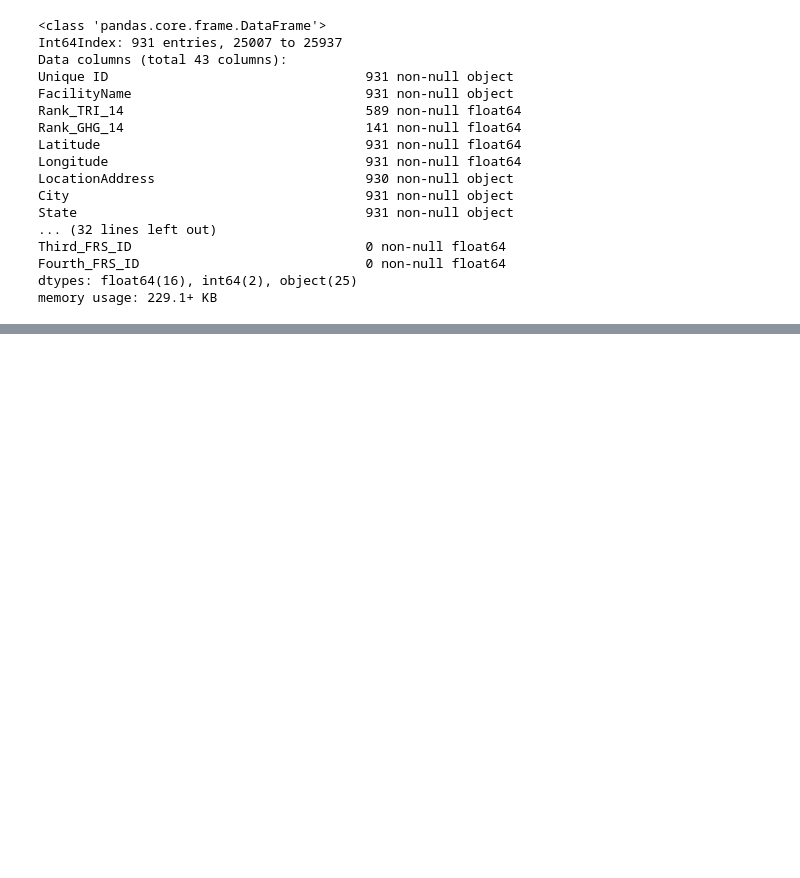
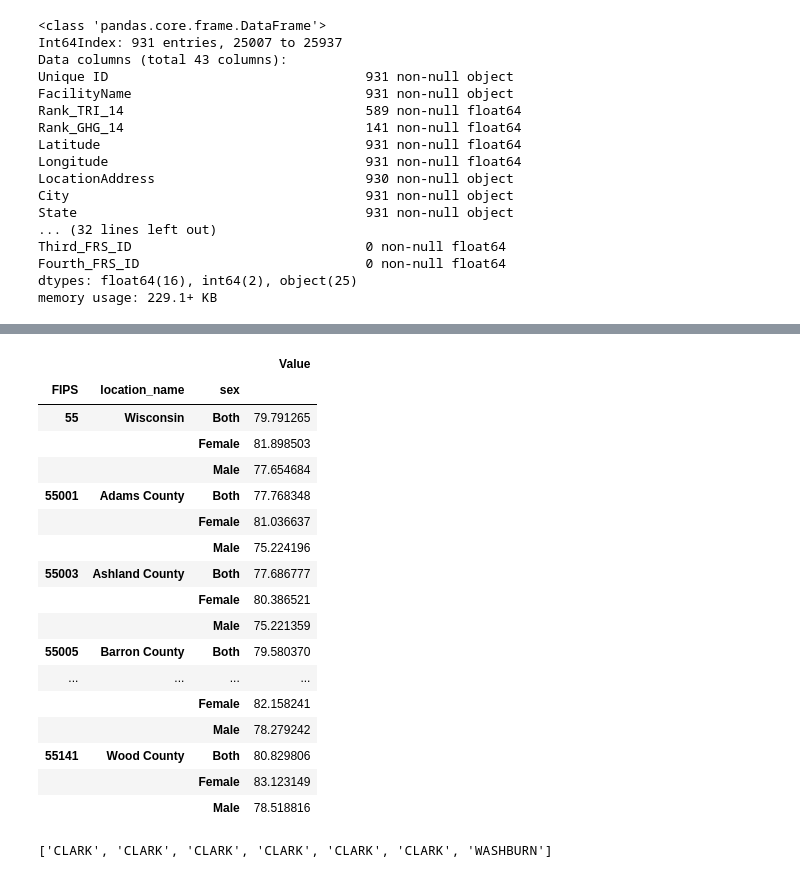
Before and after one commit to ivanescalona/GroupProject1, a Jupyter notebook: Null Values Stats.ipynb, the cells around one changed output, grey strips where cells are left out. Cells and saved outputs as stored; diff of their text form; code cells hidden in the pictures; blank space fills up the shorter version.

```diff
--- a/Null Values Stats.ipynb
+++ b/Null Values Stats.ipynb
@@ -51,0 +103,34 @@ df_clean
+# %%
+healthpivot
+# %% [output]
+|  |  |  | Value |
+| FIPS | location_name | sex |  |
+| 55 | Wisconsin | Both | 79.791265 |
+|  |  | Female | 81.898503 |
+|  |  | Male | 77.654684 |
+| 55001 | Adams County | Both | 77.768348 |
+|  |  | Female | 81.036637 |
+|  |  | Male | 75.224196 |
+| 55003 | Ashland County | Both | 77.686777 |
+|  |  | Female | 80.386521 |
+|  |  | Male | 75.221359 |
+| 55005 | Barron County | Both | 79.580370 |
+| ... | ... | ... | ... |
+|  |  | Female | 82.158241 |
+|  |  | Male | 78.279242 |
+| 55141 | Wood County | Both | 80.829806 |
+|  |  | Female | 83.123149 |
+|  |  | Male | 78.518816 |
+# %%
+#List of counties that have facilities and were not counted in our working df.
+my_list = []
+for null_county in df_null['County']:
+    in_clean = False
+    for clean_county in df_clean['County']:
+        if (null_county == clean_county):
+            in_clean = True
+    if (in_clean == False):
+        my_list.append(null_county)
+my_list
+# %% [output]
+['CLARK', 'CLARK', 'CLARK', 'CLARK', 'CLARK', 'CLARK', 'WASHBURN']
```
Also changed, not shown: parts of 17 cells of this notebook, 2 other files.
